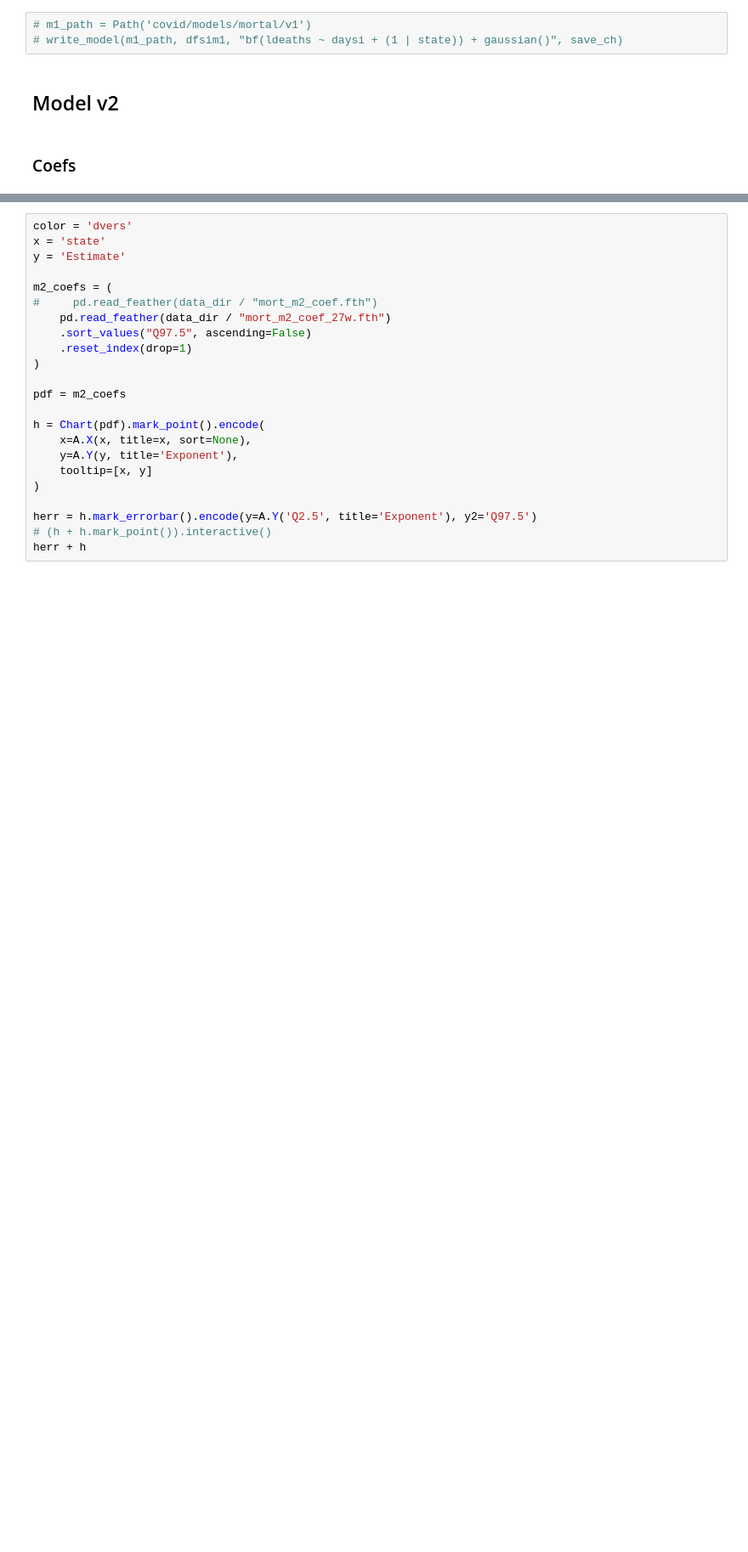
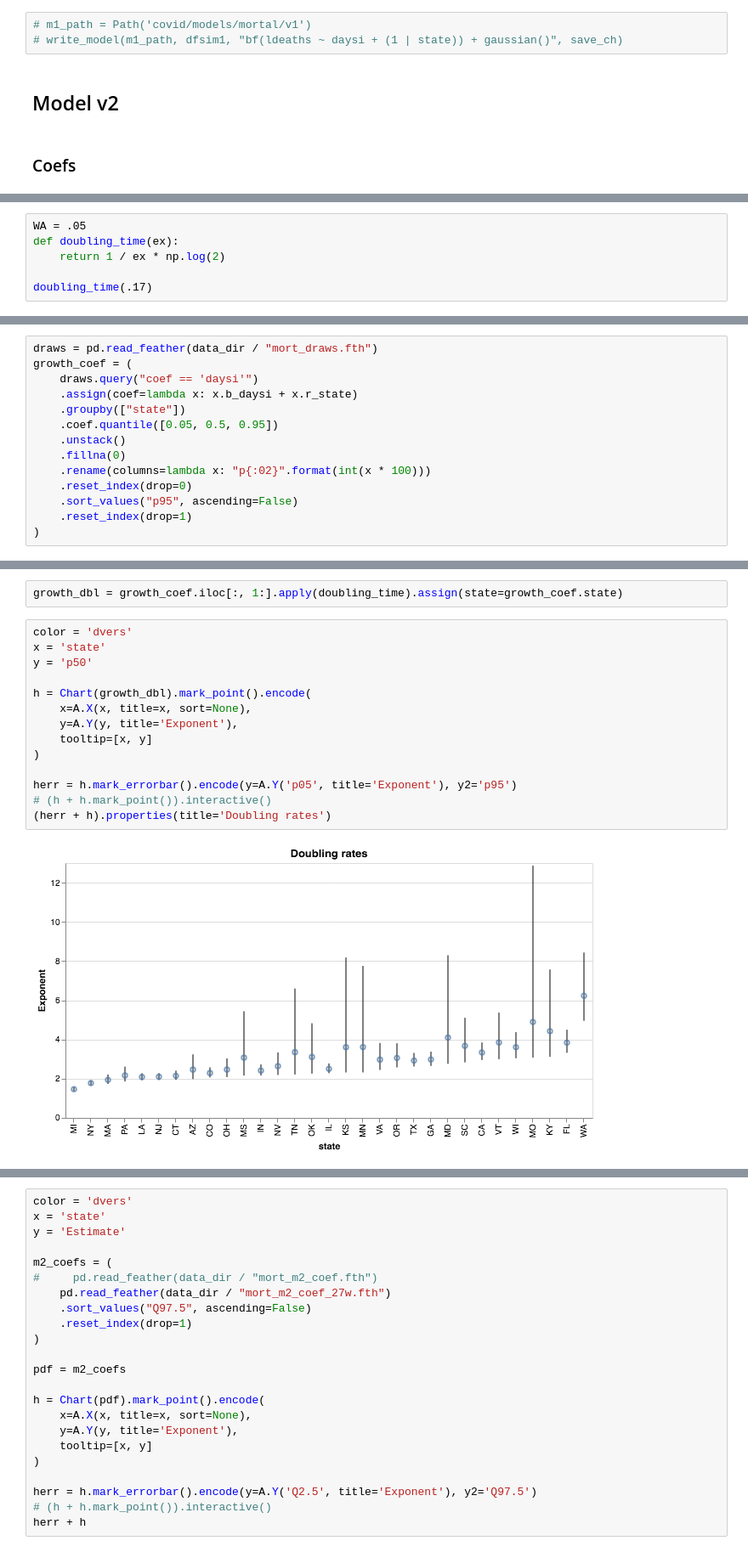
Before and after one commit to wcbeard/covid_models, a Jupyter notebook: notebooks/covid_model.ipynb, the cells around one changed output, grey strips where cells are left out. Shown at 85% size. Cells and saved outputs as stored; diff of their text form; blank space fills up the shorter version.

```diff
--- a/notebooks/covid_model.ipynb
+++ b/notebooks/covid_model.ipynb
@@ -147,0 +148,6 @@ Estimate doubling rate below with rule of 72. Exponent for WA is about .05, so d
+# %%
+WA = .05
+def doubling_time(ex):
+    return 1 / ex * np.log(2)
+
+doubling_time(.17)
@@ -147,0 +156,14 @@ Estimate doubling rate below with rule of 72. Exponent for WA is about .05, so d
+# %%
+draws = pd.read_feather(data_dir / "mort_draws.fth")
+growth_coef = (
+    draws.query("coef == 'daysi'")
+    .assign(coef=lambda x: x.b_daysi + x.r_state)
+    .groupby(["state"])
+    .coef.quantile([0.05, 0.5, 0.95])
+    .unstack()
+    .fillna(0)
+    .rename(columns=lambda x: "p{:02}".format(int(x * 100)))
+    .reset_index(drop=0)
+    .sort_values("p95", ascending=False)
+    .reset_index(drop=1)
+)
@@ -147,0 +177,18 @@ Estimate doubling rate below with rule of 72. Exponent for WA is about .05, so d
+# %%
+growth_dbl = growth_coef.iloc[:, 1:].apply(doubling_time).assign(state=growth_coef.state)
+# %%
+color = 'dvers'
+x = 'state'
+y = 'p50'
+
+h = Chart(growth_dbl).mark_point().encode(
+    x=A.X(x, title=x, sort=None),
+    y=A.Y(y, title='Exponent'),
+    tooltip=[x, y]
+)
+
+herr = h.mark_errorbar().encode(y=A.Y('p05', title='Exponent'), y2='p95')
+# (h + h.mark_point()).interactive()
+(herr + h).properties(title='Doubling rates')
+# %% [output]
+[figure, added]
```
Also changed, not shown: parts of 7 cells of this notebook, 2 other files.
